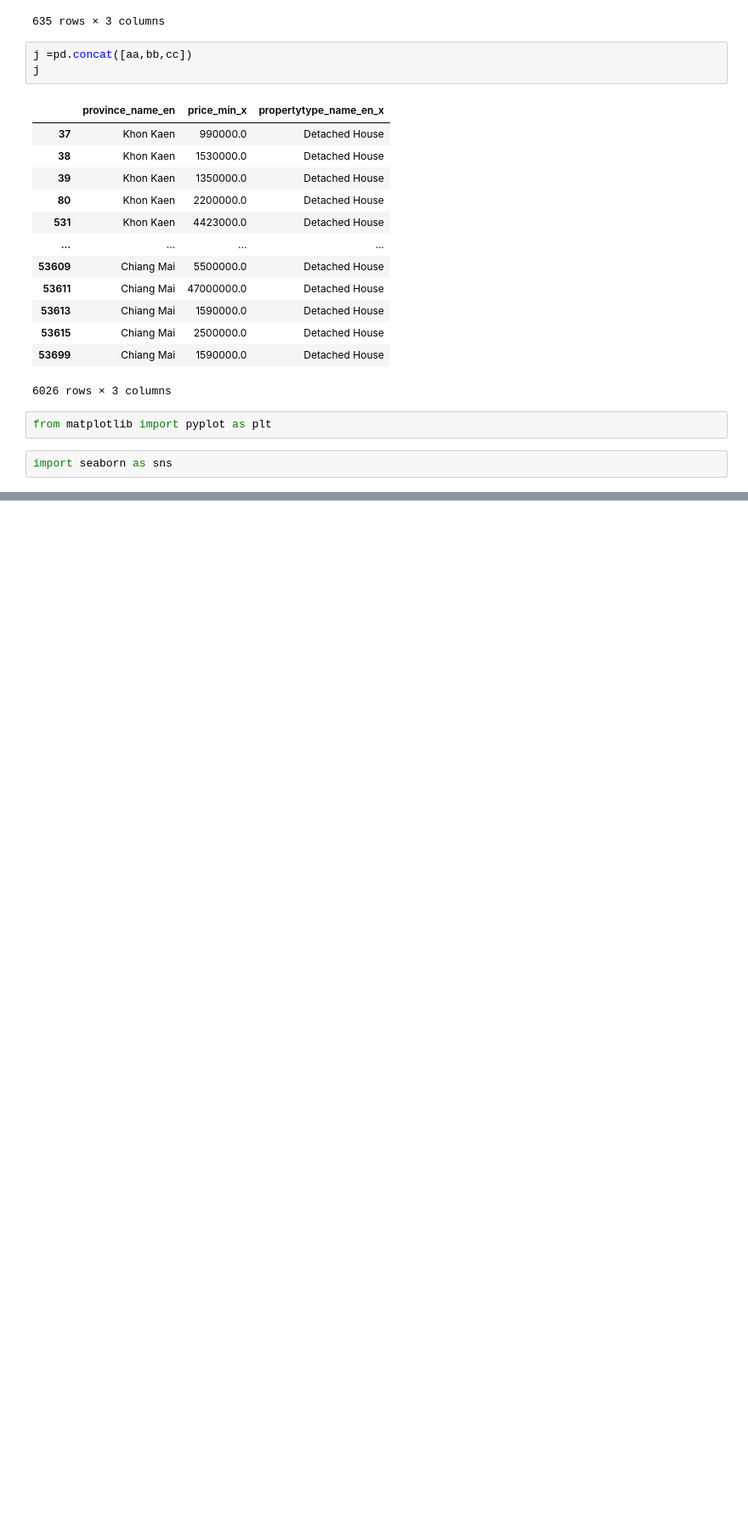
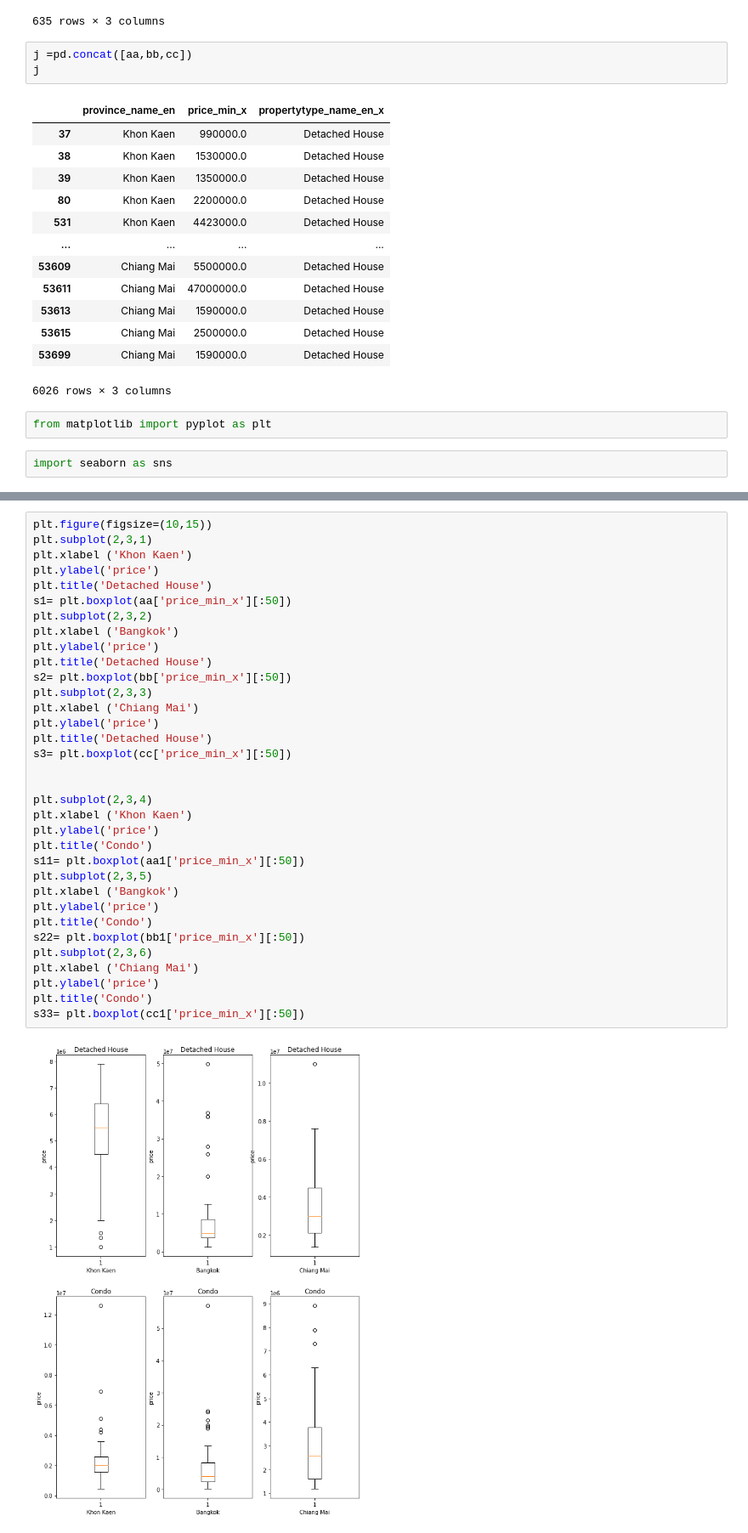
Before and after one commit to Nattakonjpg/BasicProg_DataViz65, a Jupyter notebook: DataViz02_Data_Distribution_.ipynb, the cells around one changed output, grey strips where cells are left out. Shown at 85% size. Drawn from its saved outputs; the diff is of its cells as text; blank space fills up the shorter version.

```diff
--- a/DataViz02_Data_Distribution_.ipynb
+++ b/DataViz02_Data_Distribution_.ipynb
@@ -453,0 +669,36 @@ s33= plt.boxplot(cc1['price_min_x'])
+# %%
+plt.figure(figsize=(10,15))
+plt.subplot(2,3,1)
+plt.xlabel ('Khon Kaen')
+plt.ylabel('price')
+plt.title('Detached House')
+s1= plt.boxplot(aa['price_min_x'][:50])
+plt.subplot(2,3,2)
+plt.xlabel ('Bangkok')
+plt.ylabel('price')
+plt.title('Detached House')
+s2= plt.boxplot(bb['price_min_x'][:50])
+plt.subplot(2,3,3)
+plt.xlabel ('Chiang Mai')
+plt.ylabel('price')
+plt.title('Detached House')
+s3= plt.boxplot(cc['price_min_x'][:50])
+
+
+plt.subplot(2,3,4)
+plt.xlabel ('Khon Kaen')
+plt.ylabel('price')
+plt.title('Condo')
+s11= plt.boxplot(aa1['price_min_x'][:50])
+plt.subplot(2,3,5)
+plt.xlabel ('Bangkok')
+plt.ylabel('price')
+plt.title('Condo')
+s22= plt.boxplot(bb1['price_min_x'][:50])
+plt.subplot(2,3,6)
+plt.xlabel ('Chiang Mai')
+plt.ylabel('price')
+plt.title('Condo')
+s33= plt.boxplot(cc1['price_min_x'][:50])
+# %% [output]
+[figure, added]
```
Also changed, not shown: parts of 28 cells of this notebook.
